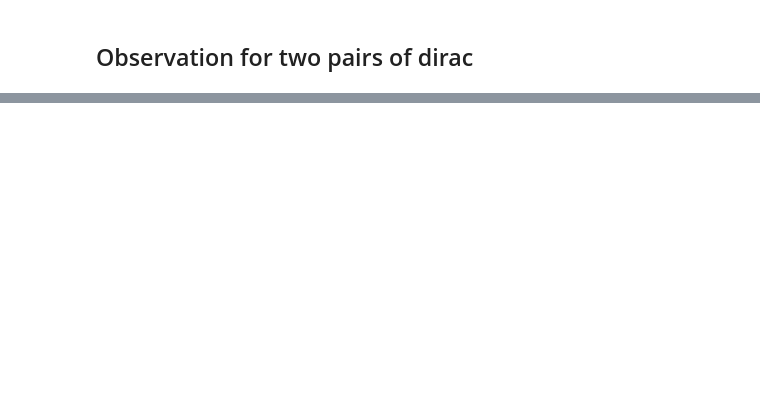
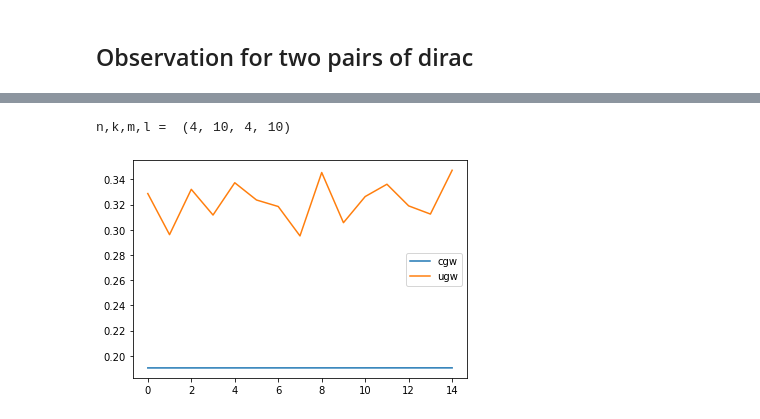
Before and after one commit to thibsej/unbalanced_gromov_wasserstein, a Jupyter notebook: conic/Conic-GW.ipynb, the cells around one changed output, grey strips where cells are left out. Drawn from its saved outputs; the diff is of its cells as text; code cells hidden in the pictures; blank space fills up the shorter version.

```diff
--- a/conic/Conic-GW.ipynb
+++ b/conic/Conic-GW.ipynb
@@ -148,0 +150,5 @@ plt.plot(CGWcost, '.-');
+# %%
+nruns = 10 # different initializations
+niter = 7
+cost,CGWcost = Solve_CGW(K, R, S, n,k,m,l, niter,nruns)
+plt.plot(CGWcost, '.-');
@@ -178,0 +193,6 @@ import itertools
+# %%
+epsilon, tau = 0.01, 1.
+# solv = VanillaSinkhornSolver(nits_plan=1, nits_sinkhorn=300, gradient=False, tol_plan=1e-5, tol_sinkhorn=1e-5,
+#                              eps=epsilon, rho=float(tau))
+solv = BatchStableSinkhornSolver(nits_plan=1, nits_sinkhorn=300, gradient=False, tol_plan=1e-5, tol_sinkhorn=1e-5,
+                             eps=epsilon, rho=float(tau))
@@ -290,6 +297,7 @@ k = 10 # angle samples
 l = 11
 
 # generate random points and metrics
+d = 2
 a = (np.random.rand(n))
 b = (np.random.rand(m))
 x = np.random.rand(d,n)
@@ -302,9 +310,13 @@ rmax = np.sqrt( np.sum(a) )
 smax = np.sqrt( np.sum(b) )
 R = np.linspace(0,rmax,k)
 S = np.linspace(0,smax,l)
-K = CGW_Kernel(DX,DY)
+K = CGW_Kernel(DX,DY,R,S)
+
+# Number of random runs
+niter = 7
+nruns = 10
 
 # run CGW
-CGWcost,CGWcost_list = Solve_CGW(K,niter,nruns,verbose=False)
+CGWcost,CGWcost_list = Solve_CGW(K, R, S, n,k,m,l, niter,nruns,verbose=False)
 UGWcost,UGWcost_list = Solve_UGW(DX,DY,a,b,nruns,verbose=False)
 print(f" CGWcost = {CGWcost} / UGWcost = {UGWcost}")
@@ -312,0 +326,45 @@ print(f" CGWcost = {CGWcost} / UGWcost = {UGWcost}")
+# %%
+#Values
+n = 4
+m = n
+k = 10 # angle samples
+l = k
+print("n,k,m,l = ", (n,k,m,l))
+
+# generate random points and metrics
+d = 2
+a = normalize(np.random.rand(n))
+b = normalize(np.random.rand(n))
+x = np.random.rand(d,n)
+delta = np.random.normal(size=(d,n))
+
+# Number of random runs
+niter = 7
+nruns = 20
+nsteps = 15
+eps = 0.001 * np.linspace(0,1,num=nsteps)
+val_cgw, val_ugw = np.zeros(nsteps), np.zeros(nsteps)
+
+for i in range(nsteps):
+    DX = distmat(x,x)
+    DY = distmat(x + eps[i] * delta, x + eps[i] * delta)
+
+    # conic kernel
+    rmax = np.sqrt( np.sum(a) )
+    smax = np.sqrt( np.sum(b) )
+    R = np.linspace(0,rmax,k)
+    S = np.linspace(0,smax,l)
+    K = CGW_Kernel(DX,DY,R,S)
+
+    # run CGW
+    val_cgw[i], _ = Solve_CGW(K, R, S, n,k,m,l, niter,nruns,verbose=False)
+    val_ugw[i], _ = Solve_UGW(DX,DY,a,b,nruns,verbose=False)
+
+# Plot results
+plt.plot(val_cgw, label='cgw')
+plt.plot(val_ugw, label='ugw')
+plt.legend()
+plt.show()
+# %% [output]
+n,k,m,l =  (4, 10, 4, 10)
+[figure, added]
```
Also changed, not shown: parts of 22 cells of this notebook.
